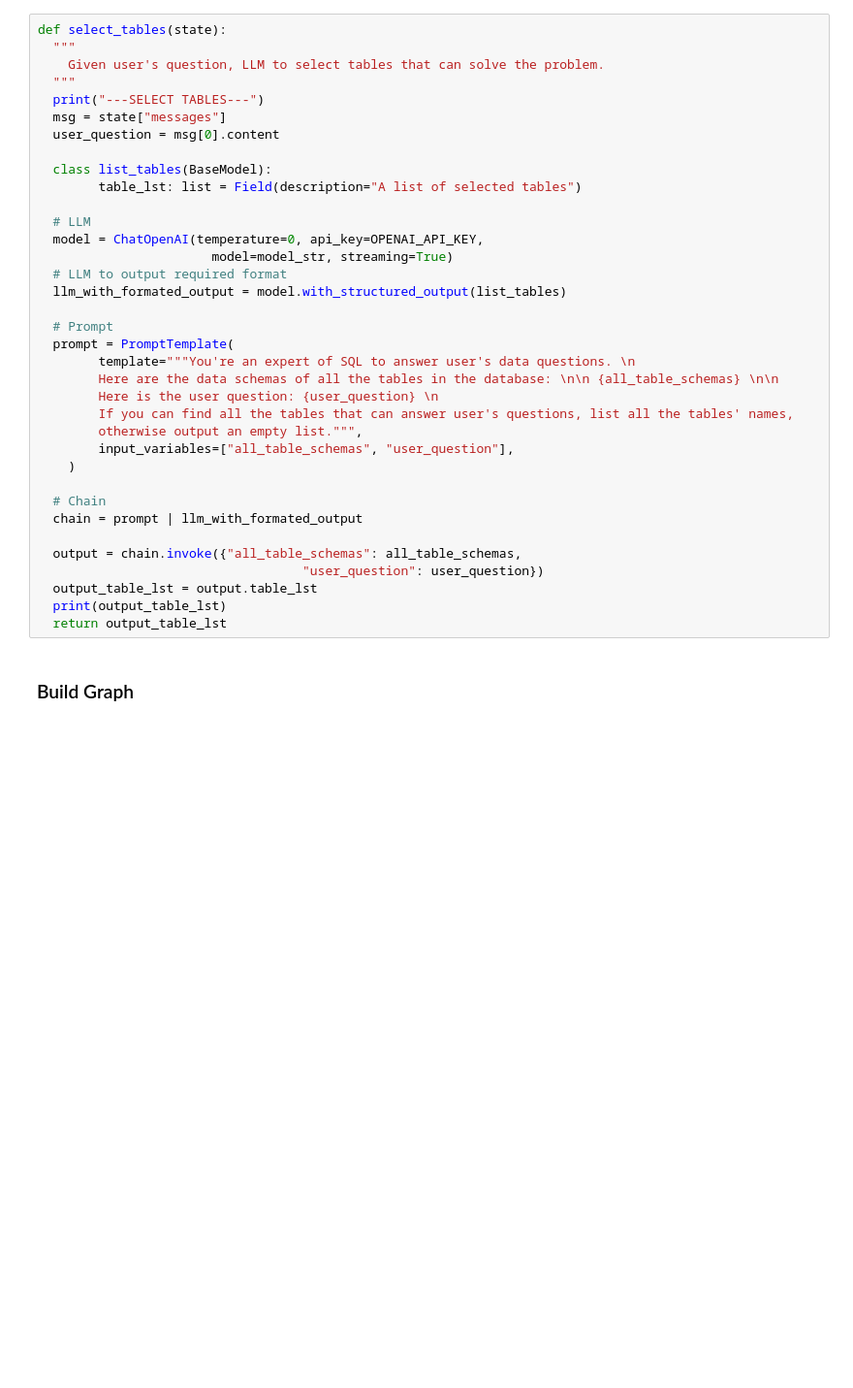
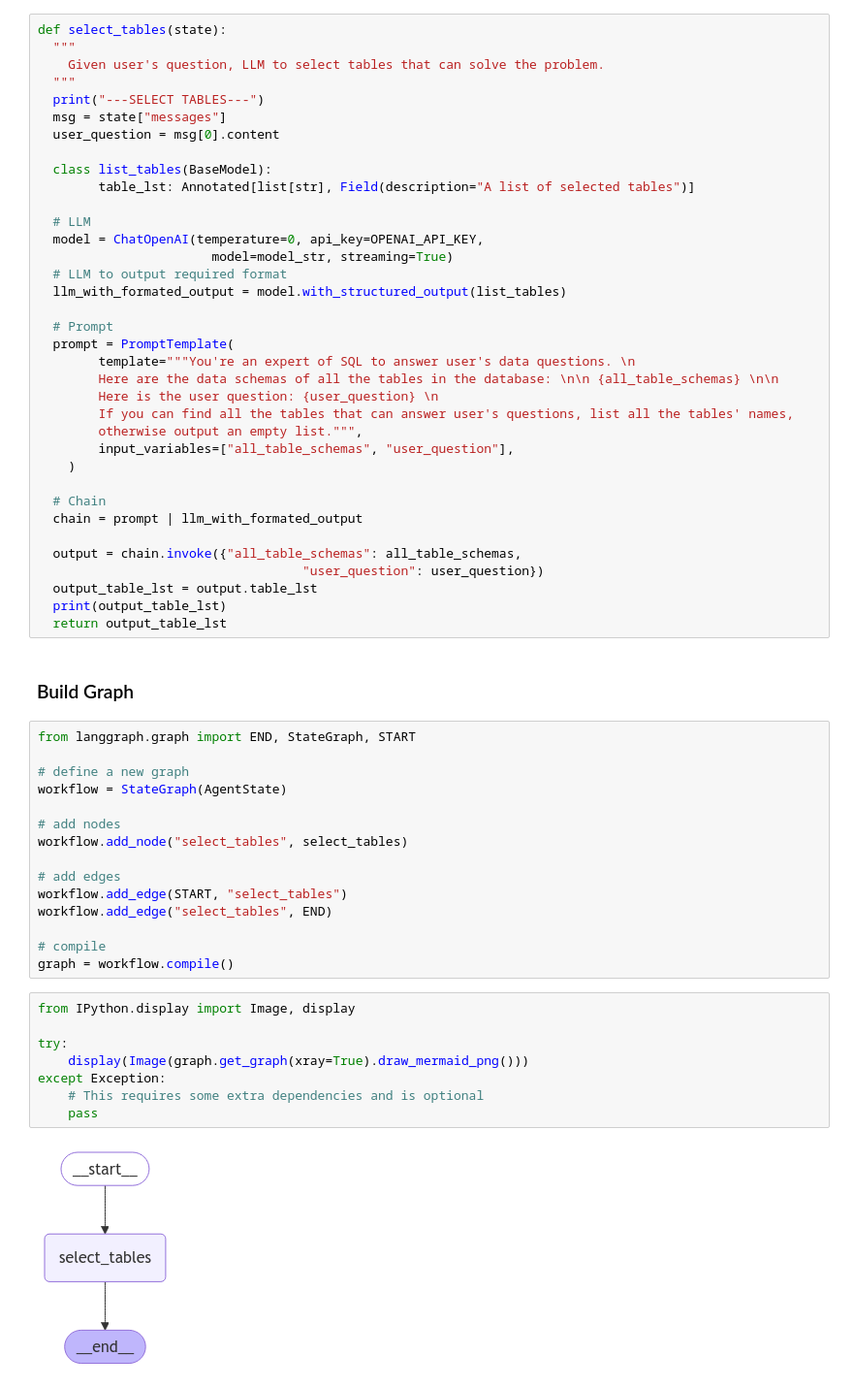
Before and after one commit to hanhanwu/Hanhan_LangGraph_Exercise, a Jupyter notebook: AI_for_BI/sql_agent.ipynb, the cells around one changed output. Shown at 97% size. Drawn from its saved outputs; the diff is of its cells as text; blank space fills up the shorter version.

```diff
--- a/AI_for_BI/sql_agent.ipynb
+++ b/AI_for_BI/sql_agent.ipynb
@@ -132,7 +132,7 @@ def select_tables(state):
   user_question = msg[0].content
 
   class list_tables(BaseModel):
-        table_lst: list = Field(description="A list of selected tables")
+        table_lst: Annotated[list[str], Field(description="A list of selected tables")]
 
   # LLM
   model = ChatOpenAI(temperature=0, api_key=OPENAI_API_KEY,
@@ -160,3 +160,28 @@ def select_tables(state):
   return output_table_lst
 # %% [markdown]
 ### Build Graph
+# %%
+from langgraph.graph import END, StateGraph, START
+
+# define a new graph
+workflow = StateGraph(AgentState)
+
+# add nodes
+workflow.add_node("select_tables", select_tables)
+
+# add edges
+workflow.add_edge(START, "select_tables")
+workflow.add_edge("select_tables", END)
+
+# compile
+graph = workflow.compile()
+# %%
+from IPython.display import Image, display
+
+try:
+    display(Image(graph.get_graph(xray=True).draw_mermaid_png()))
+except Exception:
+    # This requires some extra dependencies and is optional
+    pass
+# %% [output]
+[figure, added]
```
Also changed, not shown: parts of 3 cells of this notebook.
